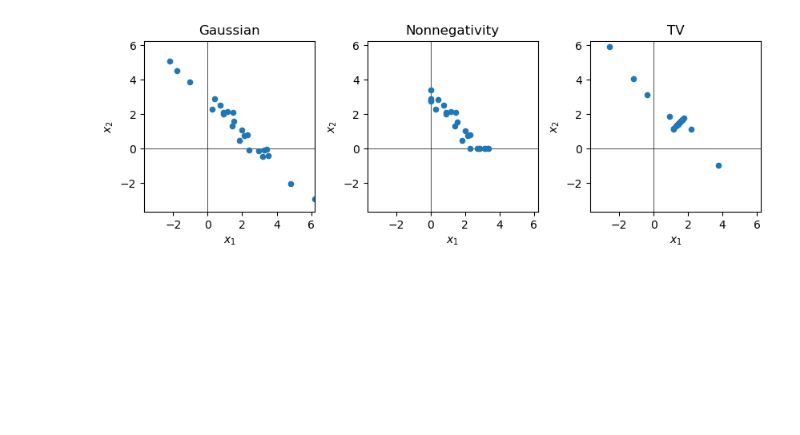
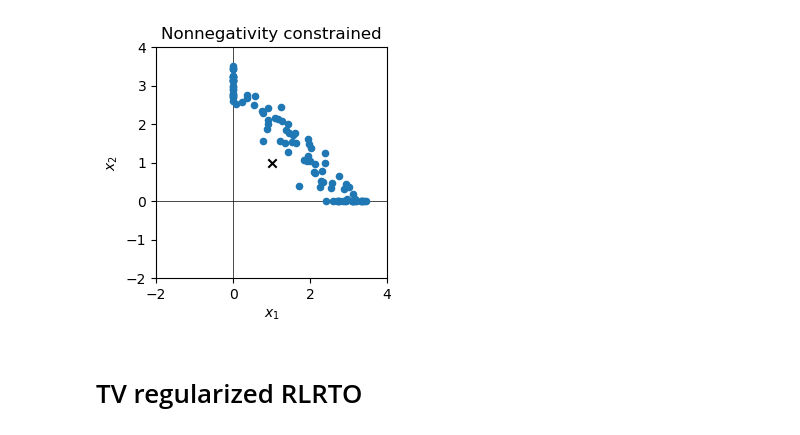
Before and after one commit to CUQI-DTU/Paper-Implicit, a Jupyter notebook: simplest_linear/simplest_linear.ipynb, the cells around one changed output. Saved outputs shown, nothing was run; the diff lists cells and outputs as text; code cells hidden in the pictures; blank space fills up the shorter version.

Commit message:
updated RLRTO examples

```diff
--- a/simplest_linear/simplest_linear.ipynb
+++ b/simplest_linear/simplest_linear.ipynb
@@ -4,9 +4,14 @@ import sys
 # sys.path.append("..")
 
 import numpy as np
+from numpy import array, zeros, ones, exp
 import matplotlib.pyplot as plt
 
 from cuqi.model import LinearModel
-from cuqi.distribution import Gaussian, JointDistribution, ModifiedHalfNormal, Gamma
-from cuqi.implicitprior import RegularizedGaussian, RegularizedGMRF,RegularizedUnboundedUniform, ConstrainedGaussian, ConstrainedGMRF
-from cuqi.experimental.mcmc import RegularizedLinearRTO, LinearRTO, Conjugate, HybridGibbs
+from cuqi.distribution import Gaussian, JointDistribution, Uniform, Gamma
+from cuqi.implicitprior import RegularizedGaussian,RegularizedUnboundedUniform, ConstrainedGaussian
+from cuqi.experimental.mcmc import RegularizedLinearRTO, LinearRTO, Conjugate, HybridGibbs, MH
+from cuqi.geometry import StepExpansion, MappedGeometry, Discrete
+
+min_val = -2
+max_val = 4
@@ -35,0 +18,8 @@ experiments = [
+# %%
+# Define model and data
+
+np.random.seed(88)
+
+x_true = array([1.5, 1.5])
+A = LinearModel(array([[1.0, 1.0]]))
+y_data = np.array([3.0338])
@@ -58,28 +115,19 @@ CUQI RegularizedGaussian. <class 'cuqi.experimental.mcmc._rto.RegularizedLinearR
 # %%
-indices = np.linspace(0, num_samples-1, 25, dtype=int)
+plt.figure(figsize = (3,3))
+plt.gca().axhline(y=0, color='k', lw = 0.5, zorder = 1)
+plt.gca().axvline(x=0, color='k', lw = 0.5, zorder = 1)
 
-x_min = np.min(samples[:, 0, indices])
-x_max = np.max(samples[:, 0, indices])
-y_min = np.min(samples[:, 1, indices])
-y_max = np.max(samples[:, 1, indices])
-min_val = min(x_min, y_min)
-max_val = min(x_max, y_max)
+plt.scatter(samples[0], samples[1], s = 20, zorder = 2)
+plt.scatter(x_true[0], x_true[1], color = 'k', marker='x', zorder = 3)
+plt.title("Nonnegativity constrained")
+plt.xlim((min_val, max_val))
+plt.ylim((min_val, max_val))
+plt.xlabel("$x_1$")
+plt.ylabel("$x_2$")
+plt.gca().set_aspect("equal")
 
-plt.figure(figsize = (8.5,3))
-for i, (x, sampler_class, name) in enumerate(experiments):
-    plt.subplot(1,3,i+1)
-    plt.gca().axhline(y=0, color='k', lw = 0.5, zorder = 1)
-    plt.gca().axvline(x=0, color='k', lw = 0.5, zorder = 1)
-
-    plt.scatter(samples[i, 0, indices], samples[i, 1, indices], s = 20, zorder = 2)
-    plt.title(name)
-    plt.xlim((min_val, max_val))
-    plt.ylim((min_val, max_val))
-    plt.xlabel("$x_1$")
-    plt.ylabel("$x_2$")
-    plt.gca().set_aspect("equal")
-
-plt.tight_layout()
-#plt.savefig("figures//simplest_samples.pdf")
+plt.savefig("figures/simplest_linear/nonnegative.pdf", bbox_inches = "tight")
 # %% [output]
-[figure, old version]
+[figure, new version]
+# %% [markdown]
+# TV regularized RLRTO
```
Also changed, not shown: parts of 23 cells of this notebook, 1 other file.
